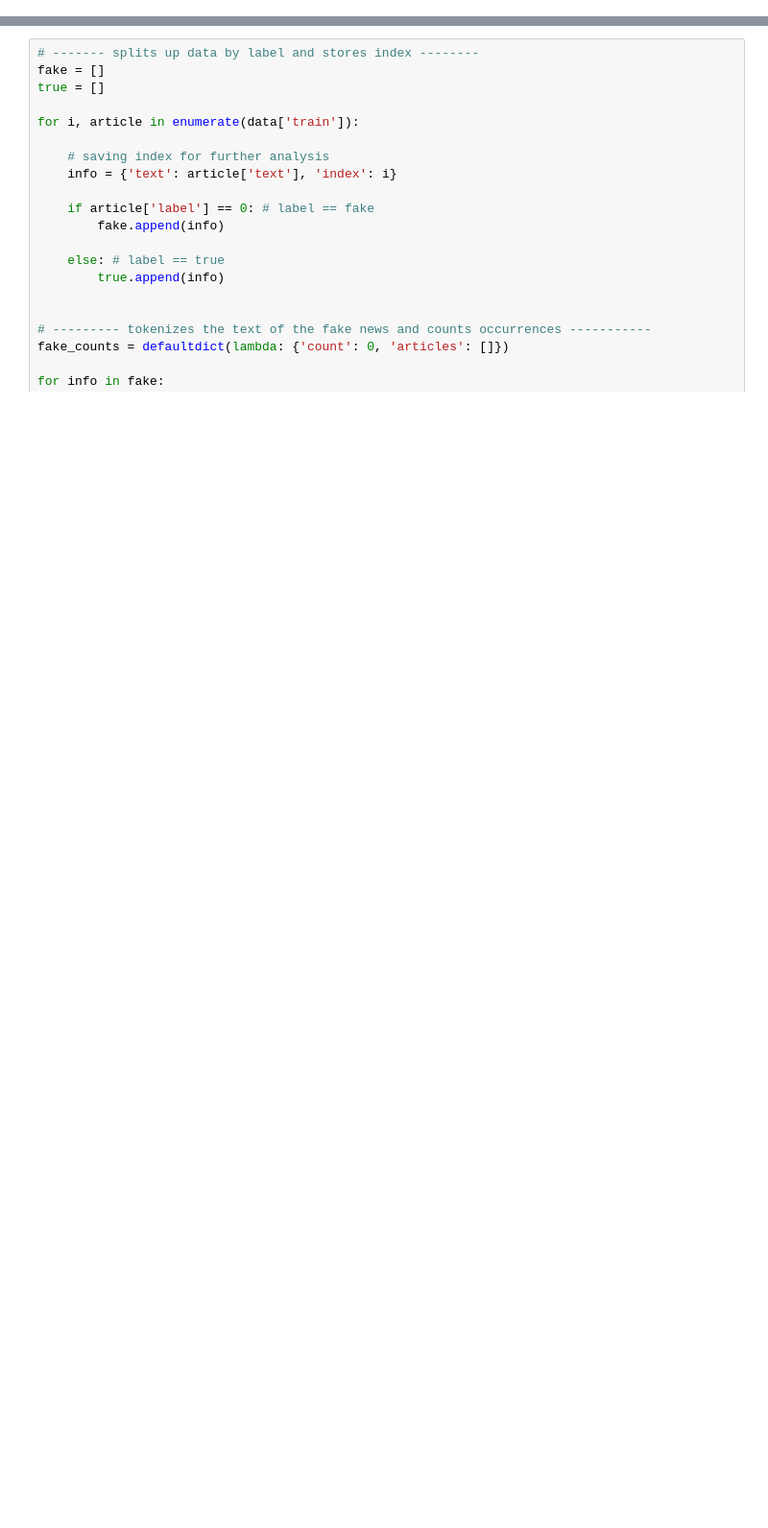
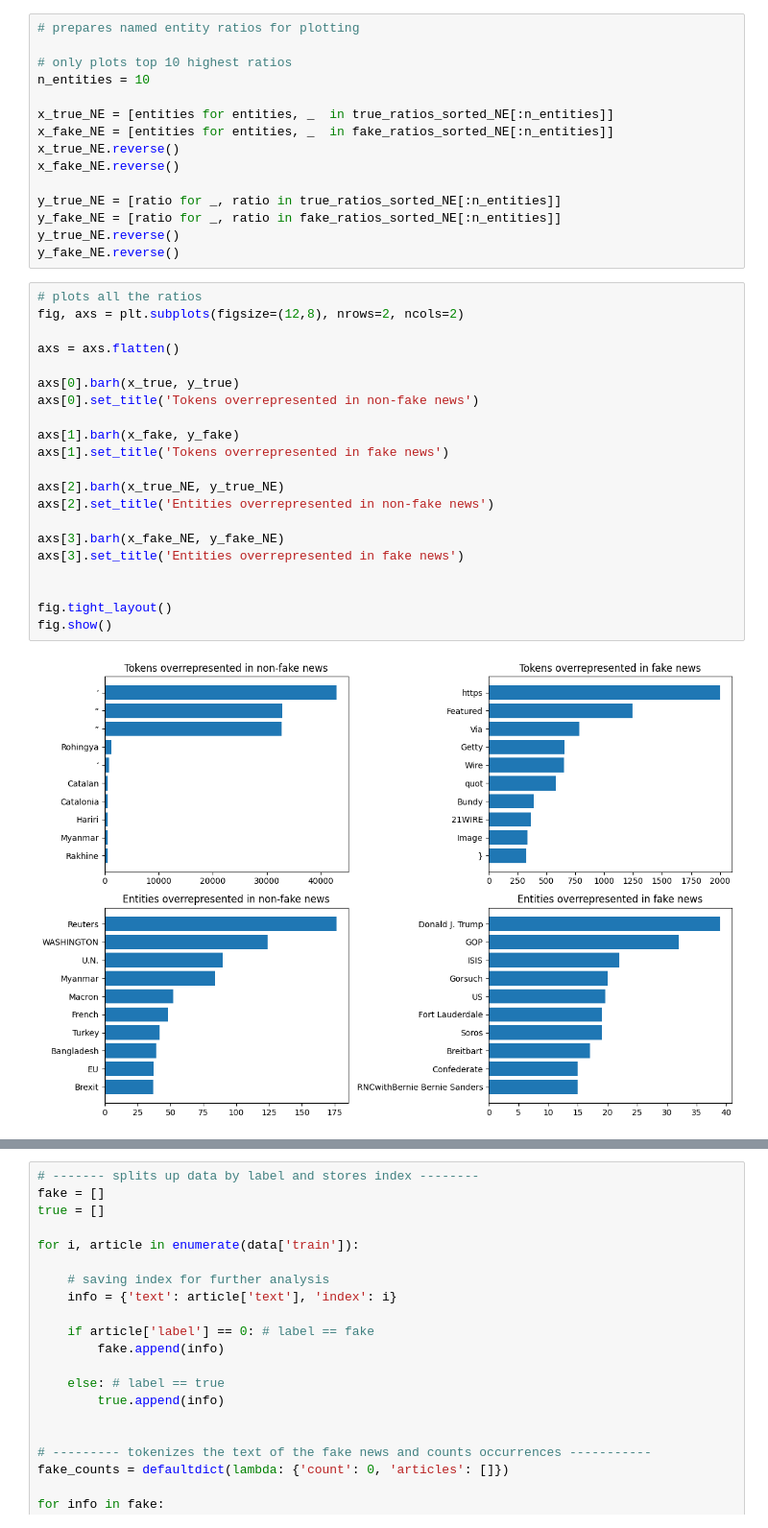
Before and after one commit to MScDS2023/AML2024-Project, a Jupyter notebook: notebook.ipynb, the cells around one changed output, grey strips where cells are left out. Shown: that part at 96% size. Drawn from its saved outputs; the diff is of its cells as text; blank space fills up the shorter version.

```diff
--- a/notebook.ipynb
+++ b/notebook.ipynb
@@ -9,0 +110,38 @@ data = load_dataset('GonzaloA/fake_news')
+# %%
+# prepares named entity ratios for plotting
+
+# only plots top 10 highest ratios
+n_entities = 10
+
+x_true_NE = [entities for entities, _  in true_ratios_sorted_NE[:n_entities]]
+x_fake_NE = [entities for entities, _  in fake_ratios_sorted_NE[:n_entities]]
+x_true_NE.reverse()
+x_fake_NE.reverse()
+
+y_true_NE = [ratio for _, ratio in true_ratios_sorted_NE[:n_entities]]
+y_fake_NE = [ratio for _, ratio in fake_ratios_sorted_NE[:n_entities]]
+y_true_NE.reverse()
+y_fake_NE.reverse()
+# %%
+# plots all the ratios
+fig, axs = plt.subplots(figsize=(12,8), nrows=2, ncols=2)
+
+axs = axs.flatten()
+
+axs[0].barh(x_true, y_true)
+axs[0].set_title('Tokens overrepresented in non-fake news')
+
+axs[1].barh(x_fake, y_fake)
+axs[1].set_title('Tokens overrepresented in fake news')
+
+axs[2].barh(x_true_NE, y_true_NE)
+axs[2].set_title('Entities overrepresented in non-fake news')
+
+axs[3].barh(x_fake_NE, y_fake_NE)
+axs[3].set_title('Entities overrepresented in fake news')
+
+
+fig.tight_layout()
+fig.show()
+# %% [output]
+[figure, added]
```
Also changed, not shown: parts of 18 cells of this notebook, 1 other file.
